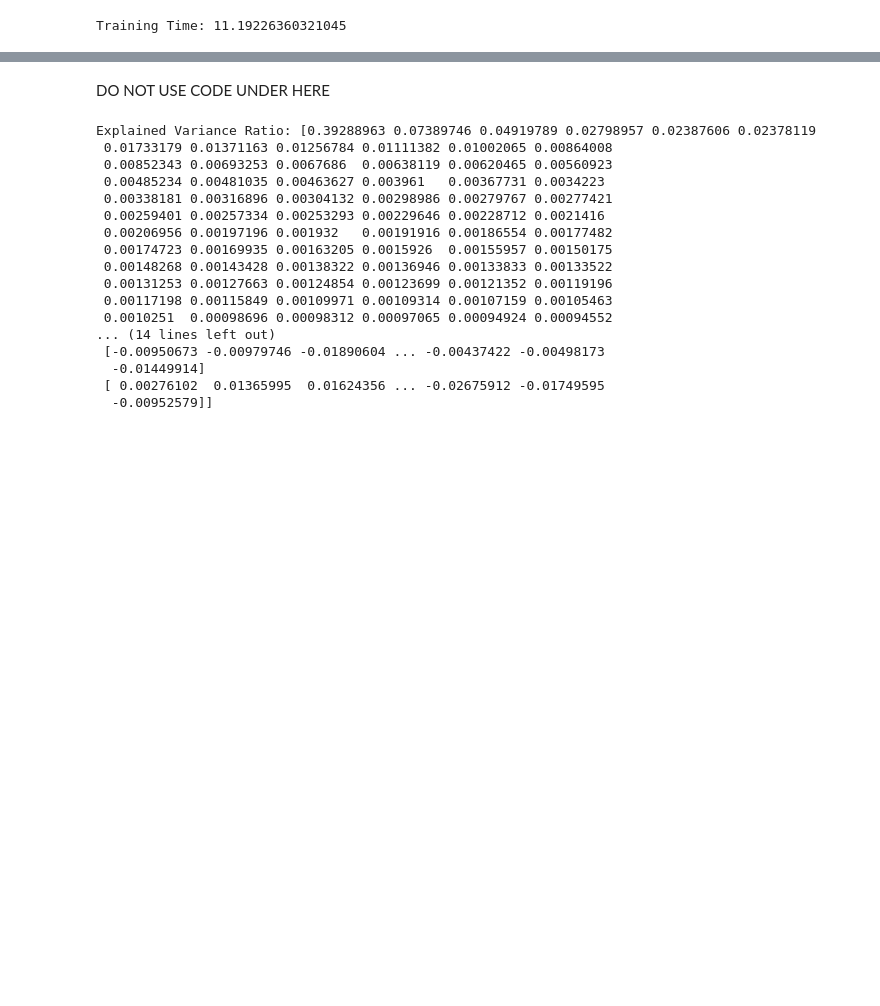
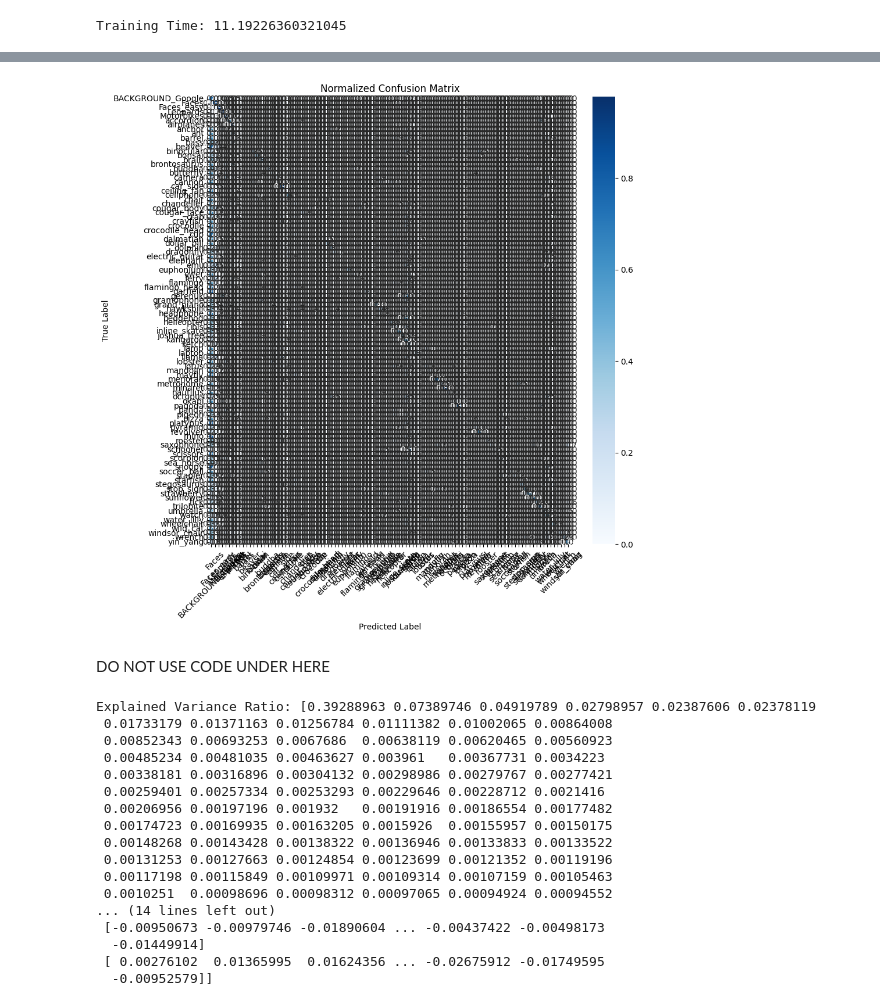
Before and after one commit to AARomanow/wiki, a Jupyter notebook: Caltech101_2.ipynb, the cells around one changed output, grey strips where cells are left out. Saved outputs shown, nothing was run; the diff lists cells and outputs as text; code cells hidden in the pictures; blank space fills up the shorter version.

```diff
--- a/Caltech101_2.ipynb
+++ b/Caltech101_2.ipynb
@@ -627,3 +783,42 @@ Test Inference Time: 3.731231689453125
+# %%
+import os
+import cv2
+import numpy as np
+from sklearn.decomposition import PCA
+from sklearn.svm import SVC
+from sklearn.metrics import accuracy_score, classification_report, confusion_matrix
+import matplotlib.pyplot as plt
+import seaborn as sns
+
+# Rest of your code...
+
+# Compute the confusion matrix
+cm = confusion_matrix(test_labels, test_predictions)
+
+# Normalize the confusion matrix
+cm_normalized = cm.astype('float') / cm.sum(axis=1)[:, np.newaxis]
+
+# Define the class labels
+classes = np.unique(test_labels)
+
+# Create a figure and axis
+fig, ax = plt.subplots(figsize=(10, 10))
+
+# Plot the normalized confusion matrix as a heatmap
+sns.heatmap(cm_normalized, annot=True, fmt=".2f", cmap='Blues', xticklabels=classes, yticklabels=classes, ax=ax)
+
+# Set axis labels and title
+ax.set_xlabel('Predicted Label')
+ax.set_ylabel('True Label')
+ax.set_title('Normalized Confusion Matrix')
+
+# Rotate x-axis labels for better readability
+plt.xticks(rotation=45)
+
+# Show the plot
+plt.show()
+# %% [output]
+[figure, added]
 # %% [markdown]
 DO NOT USE CODE UNDER HERE
 # %%
```
Also changed, not shown: parts of 11 cells of this notebook.
